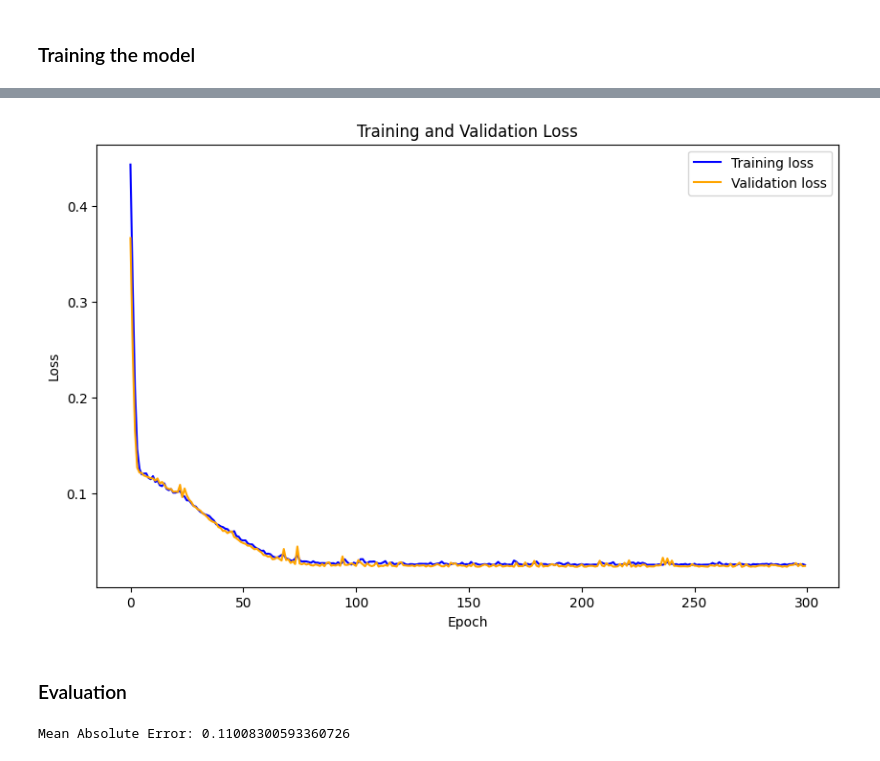
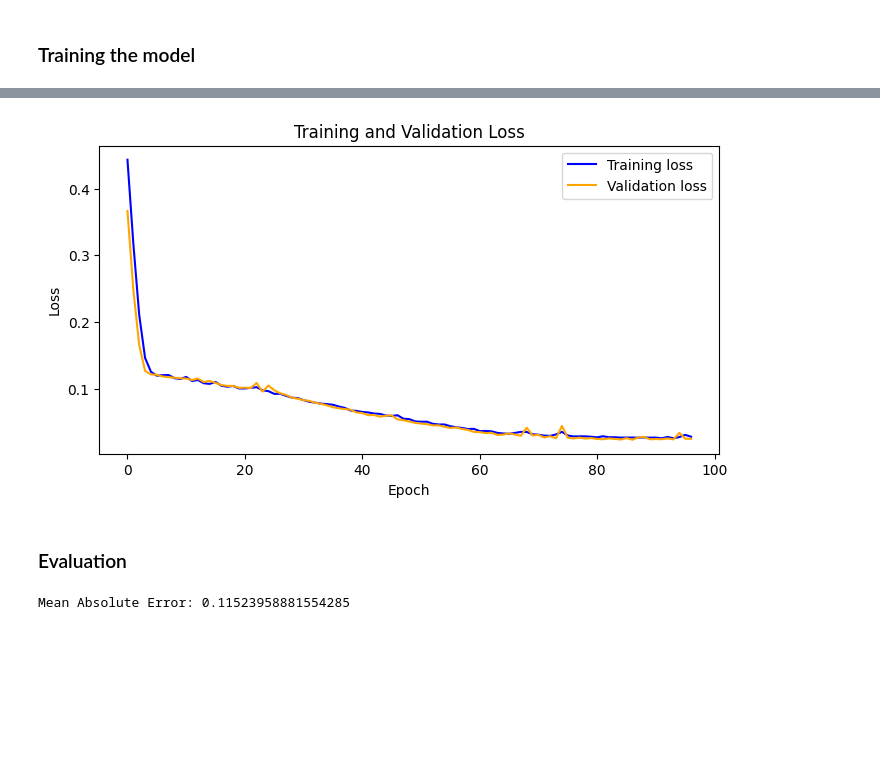
Before and after one commit to FrancescoMontanaro/machine-learning-kit, a Jupyter notebook: Deep Learning/Neural Networks/train_sine.ipynb, the cells around one changed output, grey strips where cells are left out. Saved outputs shown, nothing was run; the diff lists cells and outputs as text; code cells hidden in the pictures; blank space fills up the shorter version.

```diff
--- a/Deep Learning/Neural Networks/train_sine.ipynb
+++ b/Deep Learning/Neural Networks/train_sine.ipynb
@@ -139,6 +138,7 @@ history = model.fit(
     y_valid = y_valid,
     batch_size = batch_size,
     epochs = epochs,
-    metrics = [metrics.mean_absolute_error]
+    metrics = [metrics.mean_absolute_error],
+    callbacks = [callbacks.EarlyStopping(monitor="val_loss", patience=10)]
 )
 # %% [output]
@@ -162,8 +162,8 @@ Epoch 300/300 --> Training loss: 0.0247 - Training mean absolute error: 0.1256 |
 # %%
 # Plot the training and validation loss
-utils.plot_history(history["train"]["loss"], history["valid"]["loss"], "Training and Validation Loss", "Epoch", "Loss")
+utils.plot_history(history["loss"], history["val_loss"], "Training and Validation Loss", "Epoch", "Loss")
 # %% [output]
-[figure, old version]
+[figure, new version]
 # %% [markdown]
 ### Evaluation
 # %%
@@ -176,7 +176,7 @@ mae = metrics.mean_absolute_error(y_test, predictions)
 # Print the mean absolute error
 print("Mean Absolute Error:", mae)
 # %% [output]
-Mean Absolute Error: 0.11008300593360726
+Mean Absolute Error: 0.11523958881554285
 # %%
 # Plot the sine function and the model predictions
 utils.plot_data(
```
Also changed, not shown: parts of 5 cells of this notebook, 16 other files.
